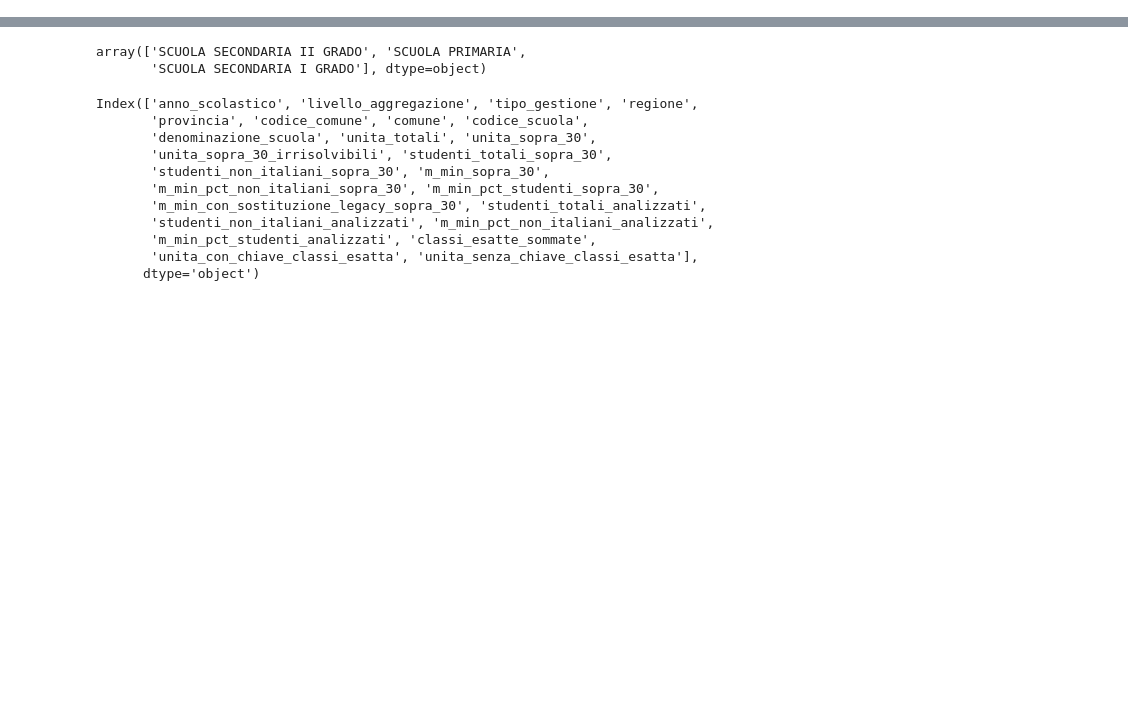
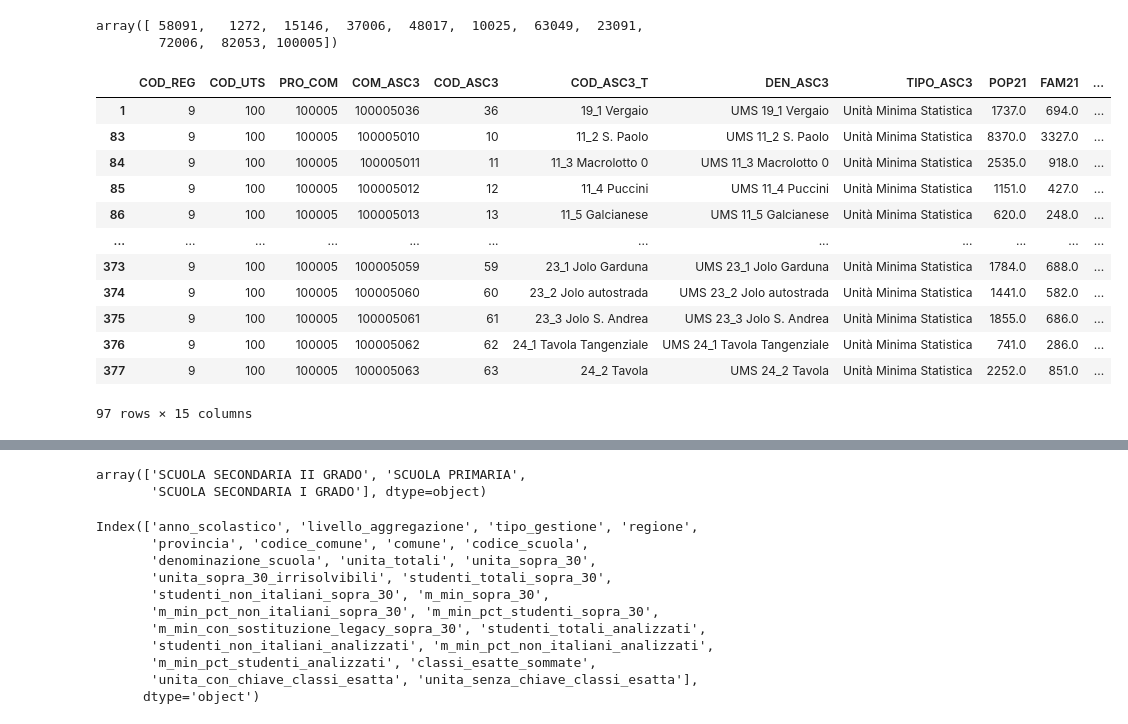
Before and after one commit to savaij/Valditara_e_le_sue_idee, a Jupyter notebook: src/temp.ipynb, the cells around one changed output, grey strips where cells are left out. Saved outputs shown, nothing was run; the diff lists cells and outputs as text; code cells hidden in the pictures; blank space fills up the shorter version.

```diff
--- a/src/temp.ipynb
+++ b/src/temp.ipynb
@@ -3,3 +4,26 @@ import pandas as pd
+# %%
+gdf = gpd.read_file('../data_geo/ASC_21/ASC_Liv_2_2021.shp', encoding='utf-8')
+# %%
+gdf['PRO_COM'].unique()
+# %% [output]
+array([ 58091,   1272,  15146,  37006,  48017,  10025,  63049,  23091,
+        72006,  82053, 100005])
+# %%
+gdf[gdf['PRO_COM']==100005]
+# %% [output]
+|  | COD_REG | COD_UTS | PRO_COM | COM_ASC3 | COD_ASC3 | COD_ASC3_T | DEN_ASC3 | TIPO_ASC3 | POP21 | FAM21 | ... |
+| 1 | 9 | 100 | 100005 | 100005036 | 36 | 19_1 Vergaio | UMS 19_1 Vergaio | Unità Minima Statistica | 1737.0 | 694.0 | ... |
+| 83 | 9 | 100 | 100005 | 100005010 | 10 | 11_2 S. Paolo | UMS 11_2 S. Paolo | Unità Minima Statistica | 8370.0 | 3327.0 | ... |
+| 84 | 9 | 100 | 100005 | 100005011 | 11 | 11_3 Macrolotto 0 | UMS 11_3 Macrolotto 0 | Unità Minima Statistica | 2535.0 | 918.0 | ... |
+| 85 | 9 | 100 | 100005 | 100005012 | 12 | 11_4 Puccini | UMS 11_4 Puccini | Unità Minima Statistica | 1151.0 | 427.0 | ... |
+| 86 | 9 | 100 | 100005 | 100005013 | 13 | 11_5 Galcianese | UMS 11_5 Galcianese | Unità Minima Statistica | 620.0 | 248.0 | ... |
+| ... | ... | ... | ... | ... | ... | ... | ... | ... | ... | ... | ... |
+| 373 | 9 | 100 | 100005 | 100005059 | 59 | 23_1 Jolo Garduna | UMS 23_1 Jolo Garduna | Unità Minima Statistica | 1784.0 | 688.0 | ... |
+| 374 | 9 | 100 | 100005 | 100005060 | 60 | 23_2 Jolo autostrada | UMS 23_2 Jolo autostrada | Unità Minima Statistica | 1441.0 | 582.0 | ... |
+| 375 | 9 | 100 | 100005 | 100005061 | 61 | 23_3 Jolo S. Andrea | UMS 23_3 Jolo S. Andrea | Unità Minima Statistica | 1855.0 | 686.0 | ... |
+| 376 | 9 | 100 | 100005 | 100005062 | 62 | 24_1 Tavola Tangenziale | UMS 24_1 Tavola Tangenziale | Unità Minima Statistica | 741.0 | 286.0 | ... |
+| 377 | 9 | 100 | 100005 | 100005063 | 63 | 24_2 Tavola | UMS 24_2 Tavola | Unità Minima Statistica | 2252.0 | 851.0 | ... |
+97 rows × 15 columns
 # %%
 df = pd.read_csv('../results/aggregati_202425.csv')
 df = df[(df['livello_aggregazione']=='plesso') & (df['tipo_gestione']=='tutte')]
```
Also changed, not shown: parts of 3 cells of this notebook, 22 other files.
